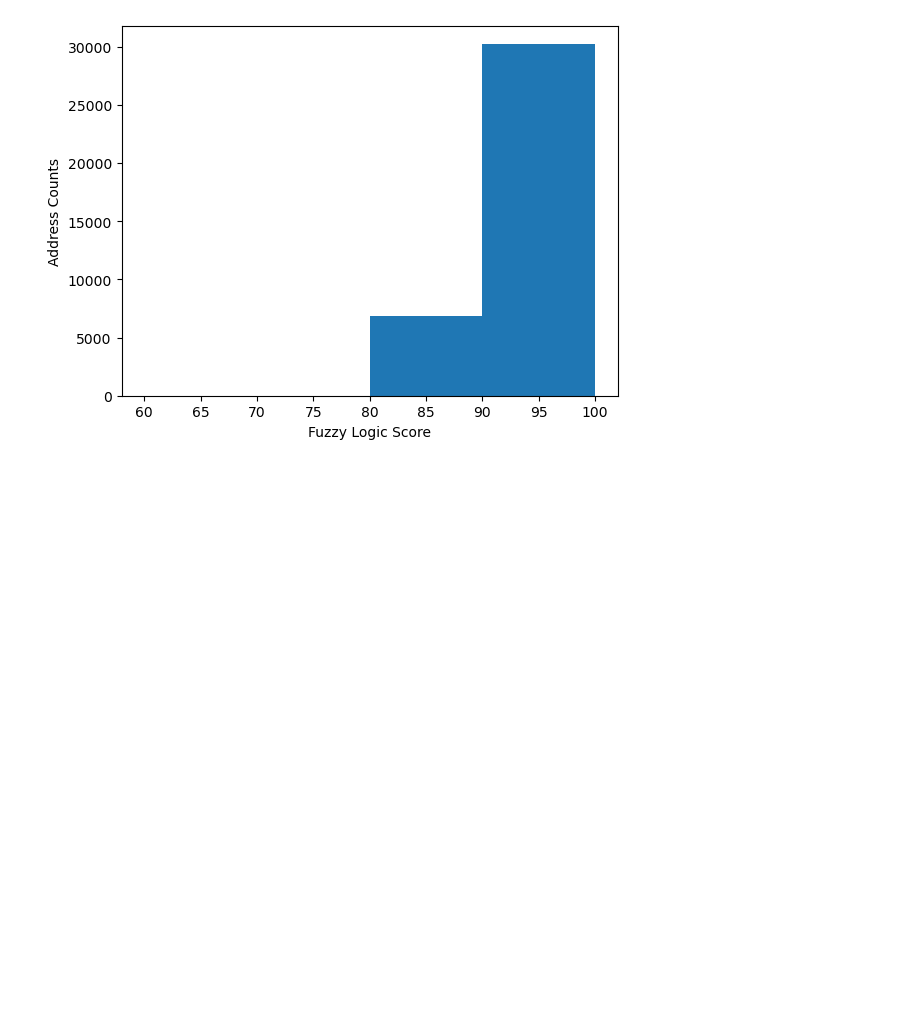
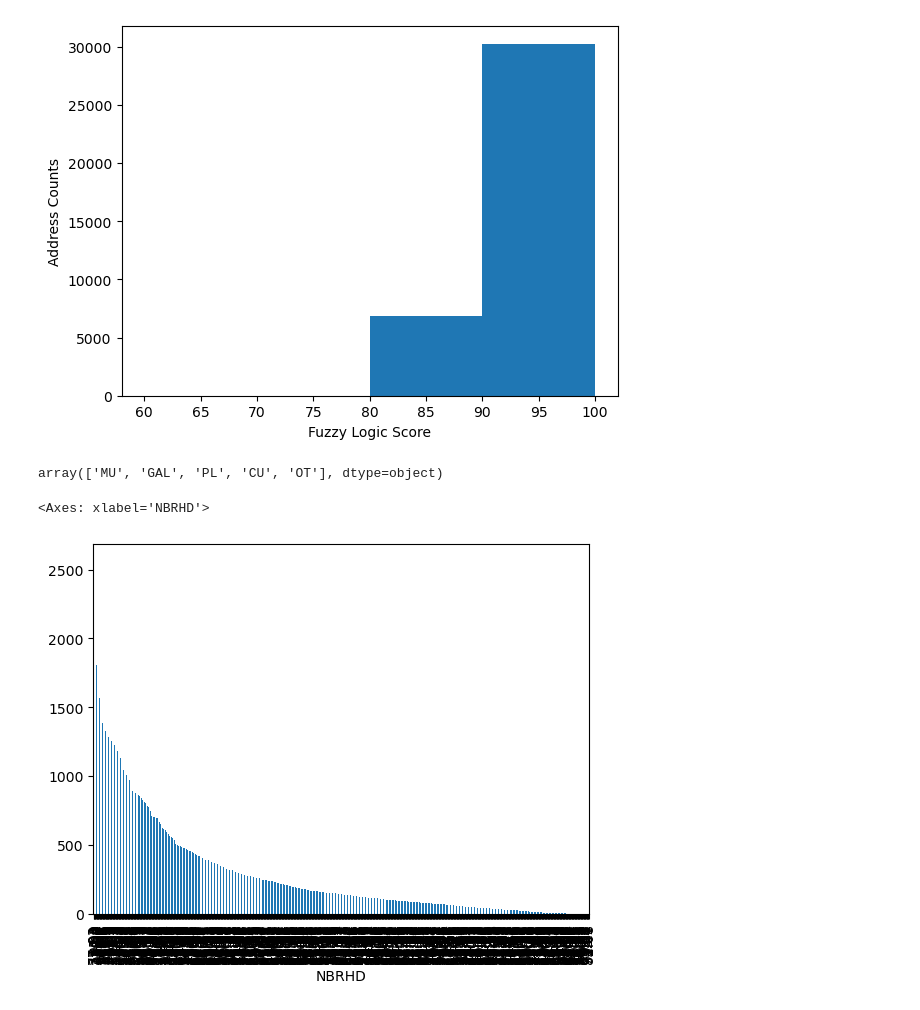
Before and after one commit to aschimmo/Erdos2025_LeadExposure, a Jupyter notebook: data_cleaning.ipynb, the cells around one changed output. Saved outputs shown, nothing was run; the diff lists cells and outputs as text; code cells hidden in the pictures; blank space fills up the shorter version.

```diff
--- a/data_cleaning.ipynb
+++ b/data_cleaning.ipynb
@@ -126,7 +144,7 @@ df_match_near = pd.read_csv('data_match_near.csv')
 
 df_match_exact["Match Score"] = 100
 
-columns_filtered = ['PARCEL ID', 'YEARBLT', 'APPRTOT', 'PRICE', 'GRADE',
+columns_filtered = ['PARCEL ID', 'YEARBLT', 'APPRTOT', 'PRICE', 'GRADE', 'NBRHD',
                     'Street Number', 'Street Name', 'City', 'Zip Code', 'County', 'Latitude', 'Longitude',
                     'System-Owned Portion Service Line Material Classification ',
                     'If Non-Lead in Column R.. Was Material Ever Previously Lead?',
@@ -220,3 +259,12 @@ plt.ylabel('Address Counts')
 plt.show()
 # %% [output]
 [figure]
+# %%
+df_sl["Customer-Owned Portion Service Line Material Classification"].unique()
+# %% [output]
+array(['MU', 'GAL', 'PL', 'CU', 'OT'], dtype=object)
+# %%
+df_match_combined_filtered["NBRHD"].value_counts().plot(kind='bar')
+# %% [output]
+<Axes: xlabel='NBRHD'>
+[figure, added]
```
Also changed, not shown: parts of 6 cells of this notebook, 10 other files.
